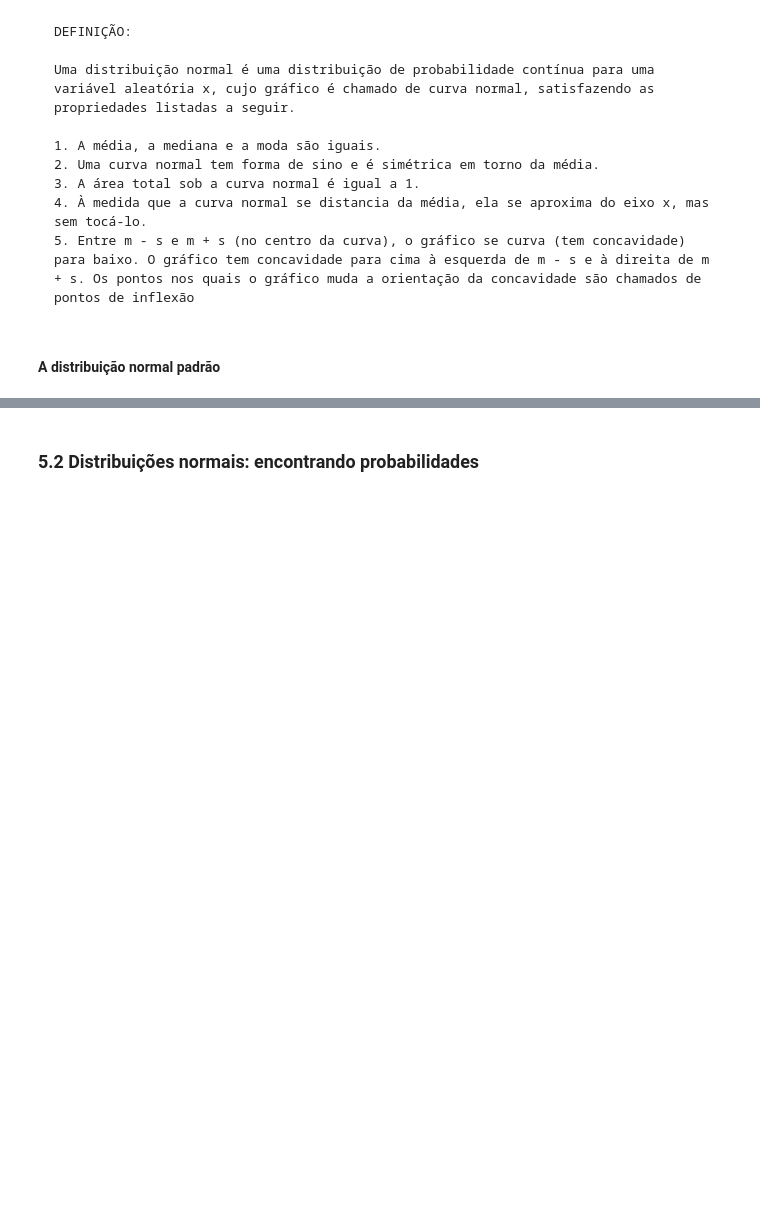
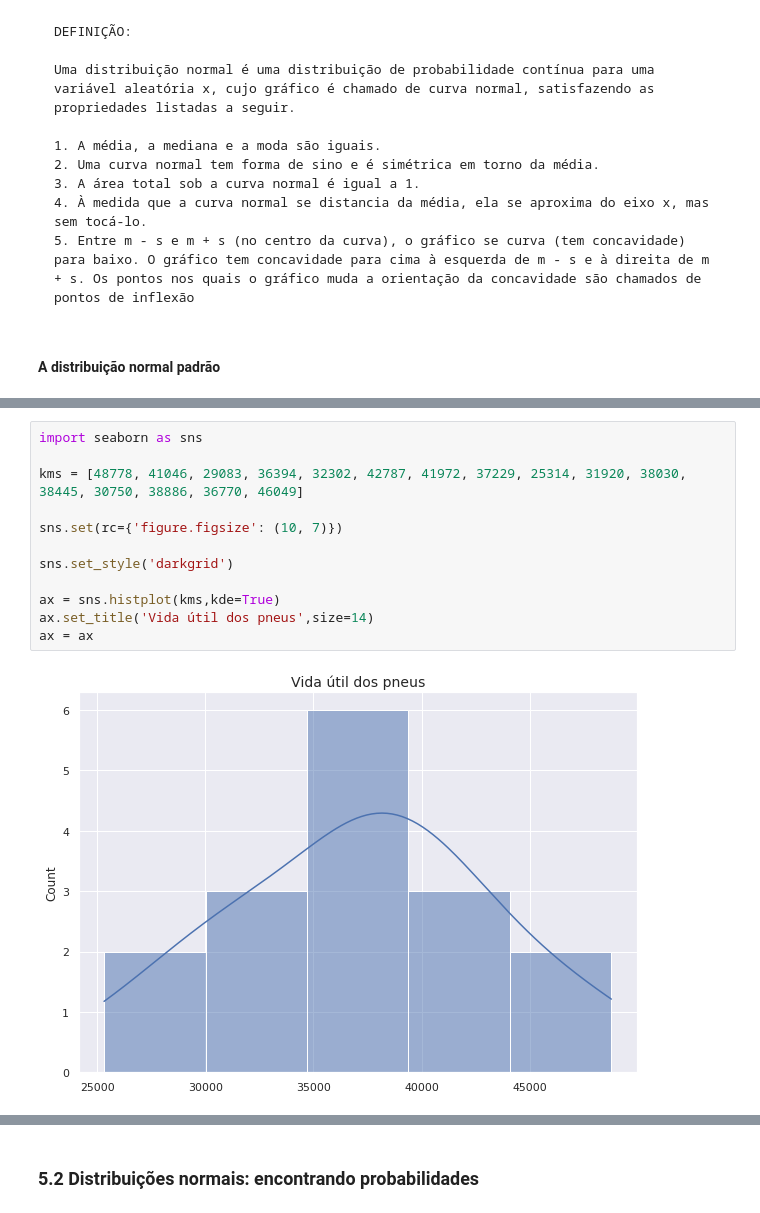
Before and after one commit to FranciscoFoz/math-stats-training, a Jupyter notebook: Estatística/Livro/estatistica_aplicada.ipynb, the cells around one changed output, grey strips where cells are left out. Cells and saved outputs as stored; diff of their text form; blank space fills up the shorter version.

```diff
--- a/Estatística/Livro/estatistica_aplicada.ipynb
+++ b/Estatística/Livro/estatistica_aplicada.ipynb
@@ -2049,0 +2220,14 @@ Por exemplo, a pressão sanguínea sistólica dos humanos, a vida útil de telev
+# %%
+import seaborn as sns
+
+kms = [48778, 41046, 29083, 36394, 32302, 42787, 41972, 37229, 25314, 31920, 38030, 38445, 30750, 38886, 36770, 46049]
+
+sns.set(rc={'figure.figsize': (10, 7)})
+
+sns.set_style('darkgrid')
+
+ax = sns.histplot(kms,kde=True)
+ax.set_title('Vida útil dos pneus',size=14)
+ax = ax
+# %% [output]
+[figure, added]
```
Also changed, not shown: parts of 11 cells of this notebook.
